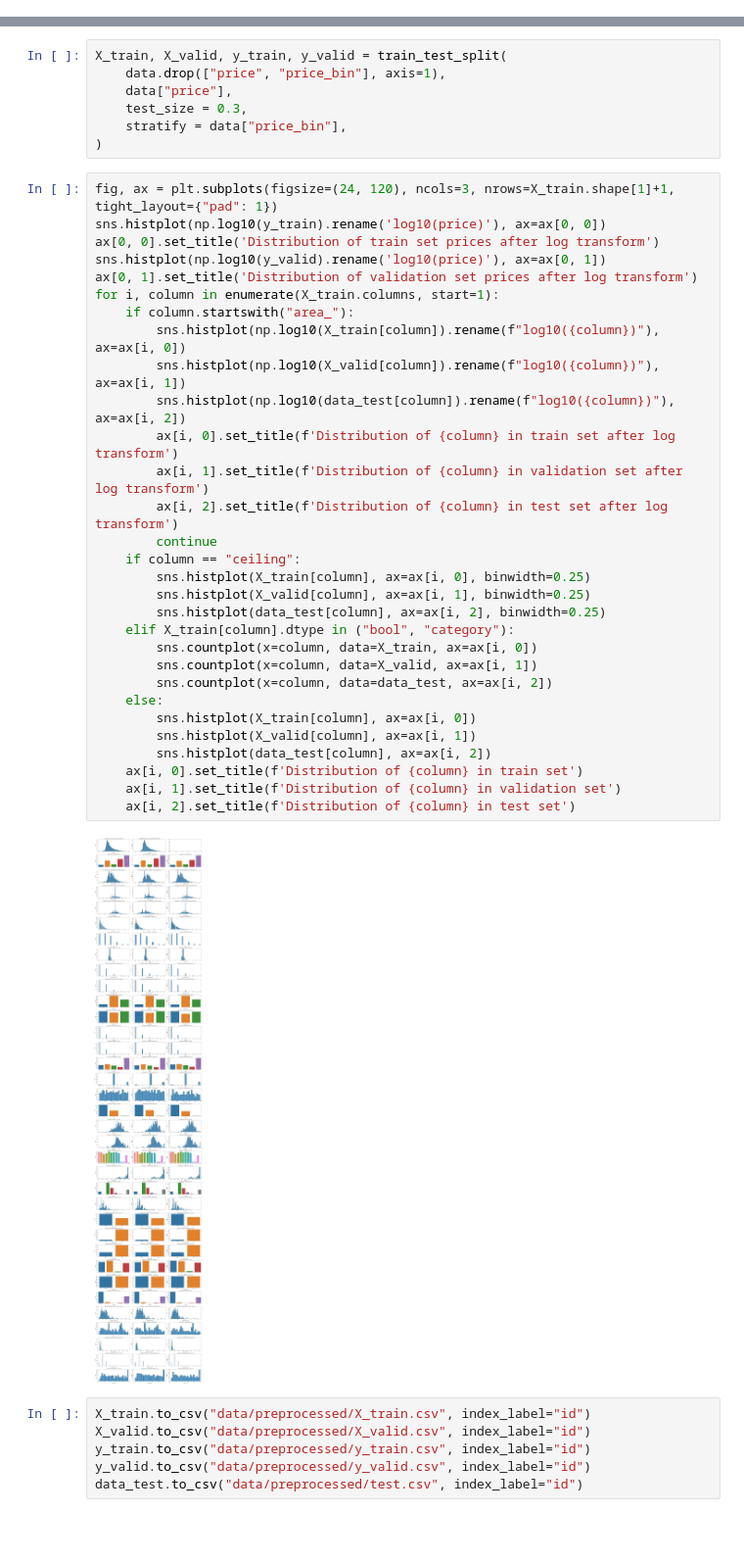
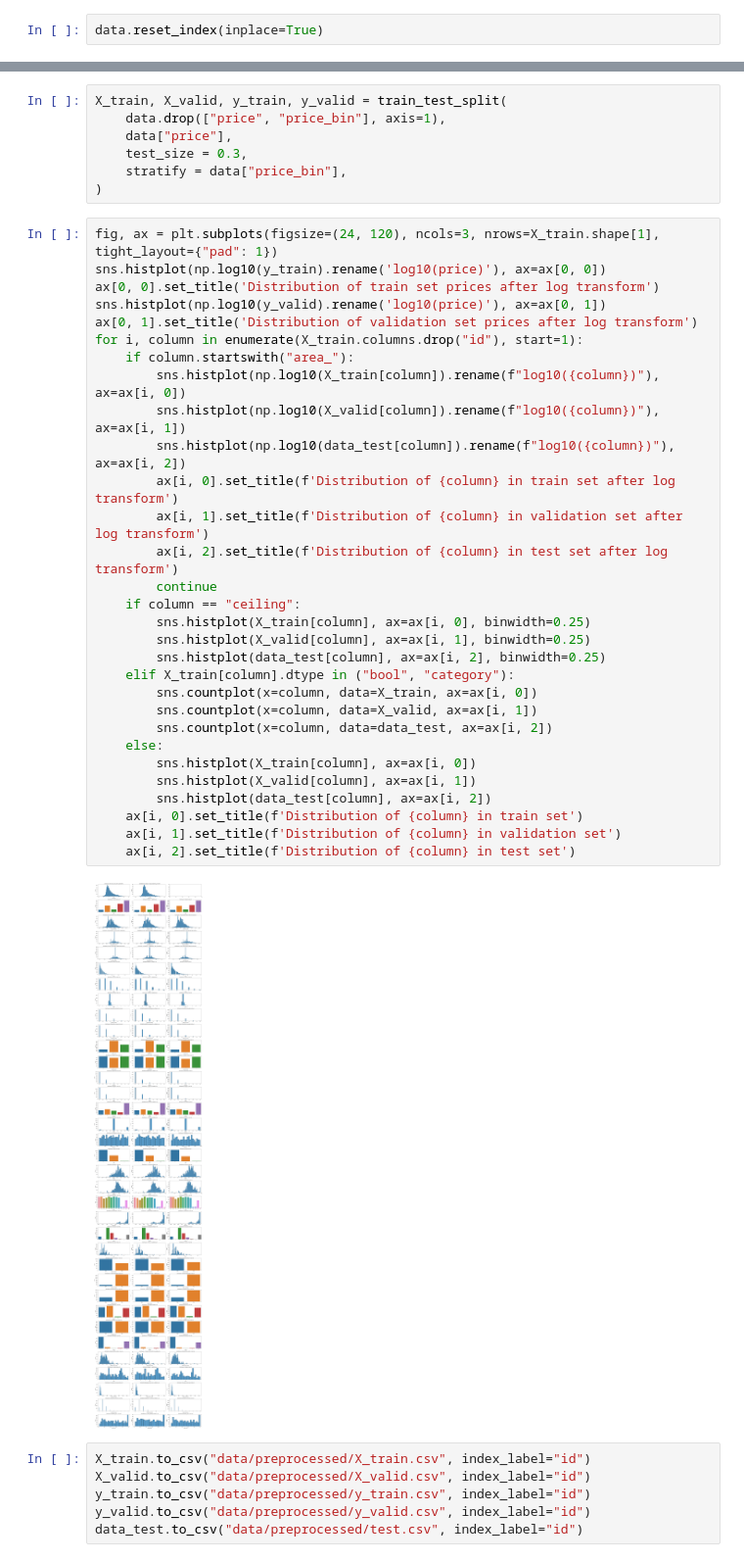
Before and after one commit to BollaBerg/TDT4173-Machine-learning, a Jupyter notebook: Berg - Preprocessing - train-test-split.ipynb, the cells around one changed output, grey strips where cells are left out. Shown at 98% size. Cells and saved outputs as stored; diff of their text form; blank space fills up the shorter version.

```diff
--- a/Berg - Preprocessing - train-test-split.ipynb
+++ b/Berg - Preprocessing - train-test-split.ipynb
@@ -272,6 +272,8 @@ data_test["relative_floor"] = data_test["floor"] / data_test["stories"]
 # address and street have string values, so we lose them as well
 data.drop(["layout", "address", "street"], axis=1, inplace=True)
 data_test.drop(["layout", "address", "street"], axis=1, inplace=True)
+# %%
+data.reset_index(inplace=True)
 # %% [markdown]
 # Train/test split
 # %%
@@ -282,37 +284,37 @@ X_train, X_valid, y_train, y_valid = train_test_split(
     stratify = data["price_bin"],
 )
 # %%
-fig, ax = plt.subplots(figsize=(24, 120), ncols=3, nrows=X_train.shape[1]+1, tight_layout={"pad": 1})
+fig, ax = plt.subplots(figsize=(24, 120), ncols=3, nrows=X_train.shape[1], tight_layout={"pad": 1})
 sns.histplot(np.log10(y_train).rename('log10(price)'), ax=ax[0, 0])
 ax[0, 0].set_title('Distribution of train set prices after log transform')
 sns.histplot(np.log10(y_valid).rename('log10(price)'), ax=ax[0, 1])
 ax[0, 1].set_title('Distribution of validation set prices after log transform')
-for i, column in enumerate(X_train.columns, start=1):
+for i, column in enumerate(X_train.columns.drop("id"), start=1):
     if column.startswith("area_"):
         sns.histplot(np.log10(X_train[column]).rename(f"log10({column})"), ax=ax[i, 0])
         sns.histplot(np.log10(X_valid[column]).rename(f"log10({column})"), ax=ax[i, 1])
         sns.histplot(np.log10(data_test[column]).rename(f"log10({column})"), ax=ax[i, 2])
         ax[i, 0].set_title(f'Distribution of {column} in train set after log transform')
         ax[i, 1].set_title(f'Distribution of {column} in validation set after log transform')
         ax[i, 2].set_title(f'Distribution of {column} in test set after log transform')
         continue
     if column == "ceiling":
         sns.histplot(X_train[column], ax=ax[i, 0], binwidth=0.25)
         sns.histplot(X_valid[column], ax=ax[i, 1], binwidth=0.25)
         sns.histplot(data_test[column], ax=ax[i, 2], binwidth=0.25)
     elif X_train[column].dtype in ("bool", "category"):
         sns.countplot(x=column, data=X_train, ax=ax[i, 0])
         sns.countplot(x=column, data=X_valid, ax=ax[i, 1])
         sns.countplot(x=column, data=data_test, ax=ax[i, 2])
     else:
         sns.histplot(X_train[column], ax=ax[i, 0])
         sns.histplot(X_valid[column], ax=ax[i, 1])
         sns.histplot(data_test[column], ax=ax[i, 2])
     ax[i, 0].set_title(f'Distribution of {column} in train set')
     ax[i, 1].set_title(f'Distribution of {column} in validation set')
     ax[i, 2].set_title(f'Distribution of {column} in test set')
 # %% [output]
-[figure, old version]
+[figure, new version]
 # %%
 X_train.to_csv("data/preprocessed/X_train.csv", index_label="id")
 X_valid.to_csv("data/preprocessed/X_valid.csv", index_label="id")
```
Also changed, not shown: 5 other files.
